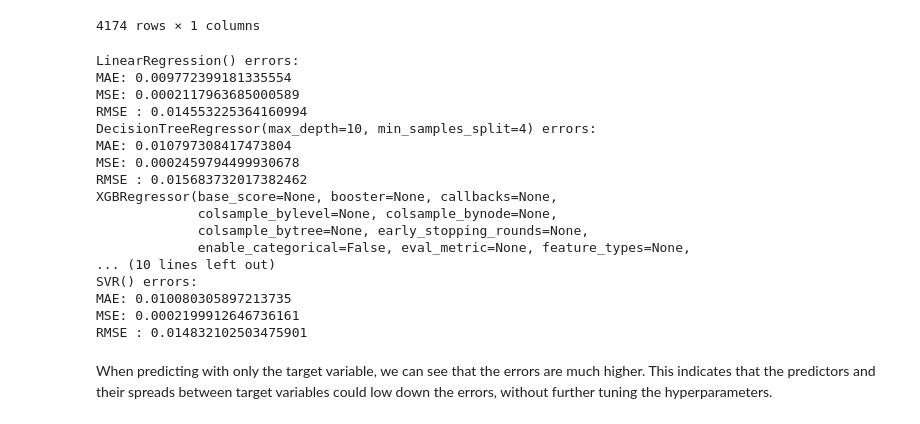
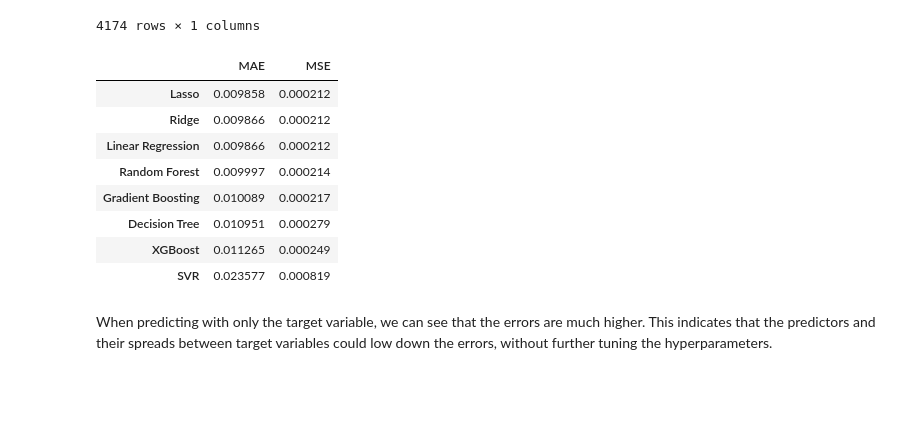
Before and after one commit to DuyDoanLearning/stock_market_prediction_MachineLearning_and_LSTM, a Jupyter notebook: 2. ML Models/ML Models - Regression - 24.8 - Cointegration models.ipynb, the cells around one changed output. Drawn from its saved outputs; the diff is of its cells as text; code cells hidden in the pictures; blank space fills up the shorter version.

```diff
--- a/2. ML Models/ML Models - Regression - 24.8 - Cointegration models.ipynb
+++ b/2. ML Models/ML Models - Regression - 24.8 - Cointegration models.ipynb
@@ -521,34 +523,26 @@ y_test = y.iloc[train_time:]
 # %%
 # Evaluate the model
 col = ['Linear Regression','Ridge','Lasso','Decision Tree','Gradient Boosting','XGBoost','Random Forest', 'SVR']
 MAE_cv = []
 MSE_cv = []
 
 for model in models:
-    MAE, MSE, RMSE = evaluate_model(model, X_train_scaled, y_train, X_test_scaled, y_test)
+    MAE, MSE = evaluate_model(model, X_train_scaled, y_train, X_test_scaled, y_test)
     MAE_cv.append(MAE)
     MSE_cv.append(MSE)
 
 cv_result = pd.DataFrame(data = [MAE_cv, MSE_cv], columns = [col], index = ['MAE','MSE'])
 cv_result.T.sort_values(by = 'MAE')
 # %% [output]
-LinearRegression() errors:
-MAE: 0.009772399181335554
-MSE: 0.0002117963685000589
-RMSE : 0.014553225364160994
-DecisionTreeRegressor(max_depth=10, min_samples_split=4) errors:
-MAE: 0.010797308417473804
-MSE: 0.0002459794499930678
-RMSE : 0.015683732017382462
-XGBRegressor(base_score=None, booster=None, callbacks=None,
-             colsample_bylevel=None, colsample_bynode=None,
-             colsample_bytree=None, early_stopping_rounds=None,
-             enable_categorical=False, eval_metric=None, feature_types=None,
-... (10 lines left out)
-SVR() errors:
-MAE: 0.010080305897213735
-MSE: 0.0002199912646736161
-RMSE : 0.014832102503475901
+|  | MAE | MSE |
+| Lasso | 0.009858 | 0.000212 |
+| Ridge | 0.009866 | 0.000212 |
+| Linear Regression | 0.009866 | 0.000212 |
+| Random Forest | 0.009997 | 0.000214 |
+| Gradient Boosting | 0.010089 | 0.000217 |
+| Decision Tree | 0.010951 | 0.000279 |
+| XGBoost | 0.011265 | 0.000249 |
+| SVR | 0.023577 | 0.000819 |
 # %% [markdown]
 When predicting with only the target variable, we can see that the errors are much higher. This indicates that the predictors and their spreads between target variables could low down the errors, without further tuning the hyperparameters.
 # %%
```
Also changed, not shown: parts of 5 cells of this notebook.
